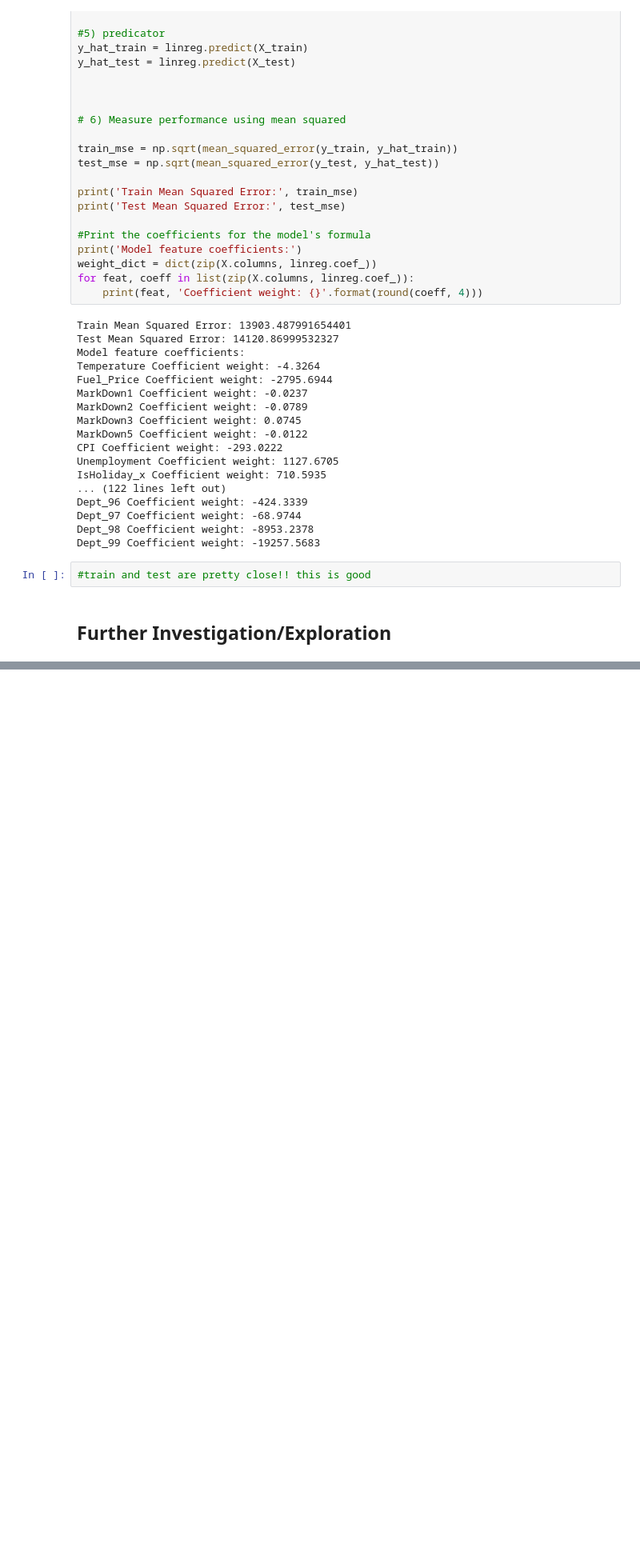
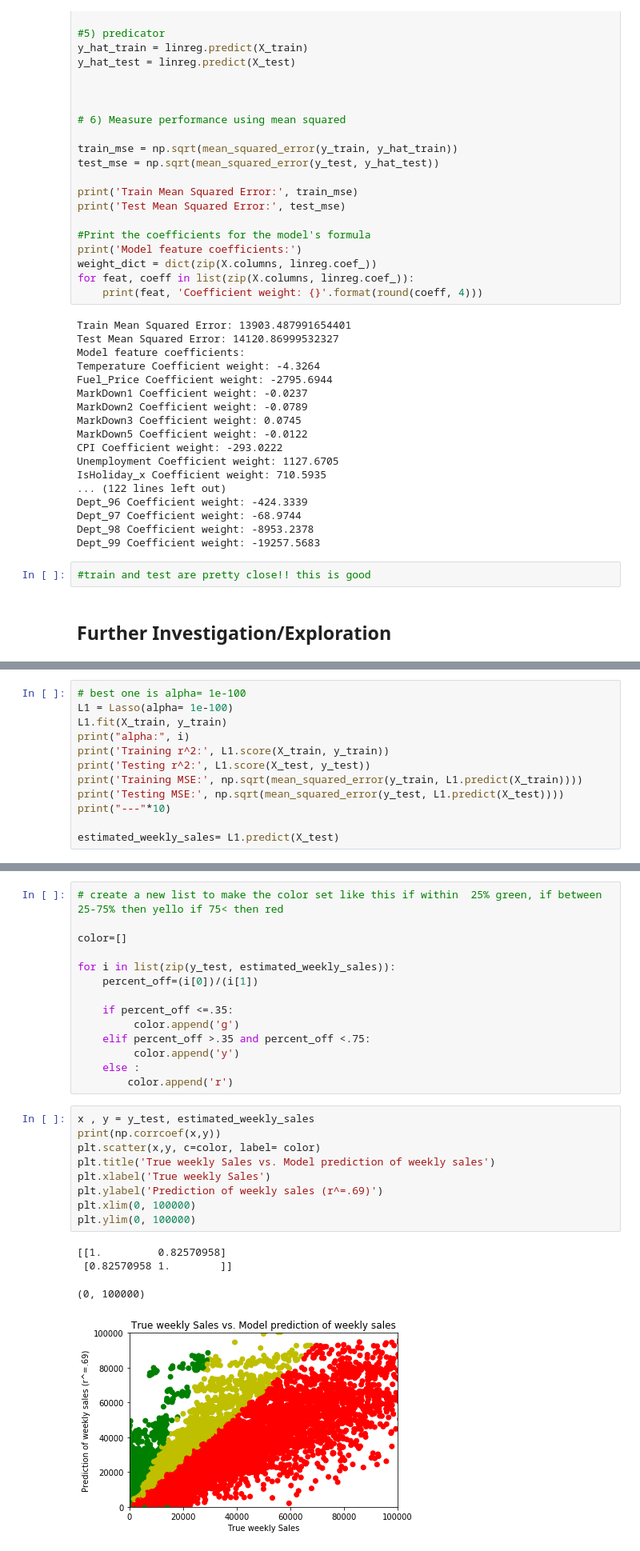
Before and after one commit to rsfogel/flatiron_mid_term, a Jupyter notebook: Midterm.ipynb, the cells around one changed output, grey strips where cells are left out. Shown: that part at 80% size. Drawn from its saved outputs; the diff is of its cells as text; blank space fills up the shorter version.

```diff
--- a/Midterm.ipynb
+++ b/Midterm.ipynb
@@ -516,0 +724,12 @@ Dept_99 Coefficient weight: -19257.5683
+# %%
+# best one is alpha= 1e-100
+L1 = Lasso(alpha= 1e-100)
+L1.fit(X_train, y_train)
+print("alpha:", i)
+print('Training r^2:', L1.score(X_train, y_train))
+print('Testing r^2:', L1.score(X_test, y_test))
+print('Training MSE:', np.sqrt(mean_squared_error(y_train, L1.predict(X_train))))
+print('Testing MSE:', np.sqrt(mean_squared_error(y_test, L1.predict(X_test))))
+print("---"*10)
+
+estimated_weekly_sales= L1.predict(X_test)
@@ -609,0 +887,28 @@ Testing MSE: 24853.0049038862
+# %%
+# create a new list to make the color set like this if within  25% green, if between 25-75% then yello if 75< then red
+
+color=[]
+
+for i in list(zip(y_test, estimated_weekly_sales)):
+    percent_off=(i[0])/(i[1])
+
+    if percent_off <=.35:
+         color.append('g')
+    elif percent_off >.35 and percent_off <.75:
+         color.append('y')
+    else :
+        color.append('r')
+# %%
+x , y = y_test, estimated_weekly_sales
+print(np.corrcoef(x,y))
+plt.scatter(x,y, c=color, label= color)
+plt.title('True weekly Sales vs. Model prediction of weekly sales')
+plt.xlabel('True weekly Sales')
+plt.ylabel('Prediction of weekly sales (r^=.69)')
+plt.xlim(0, 100000)
+plt.ylim(0, 100000)
+# %% [output]
+[[1.         0.82570958]
+ [0.82570958 1.        ]]
+(0, 100000)
+[figure, added]
```
Also changed, not shown: parts of 25 cells of this notebook.
